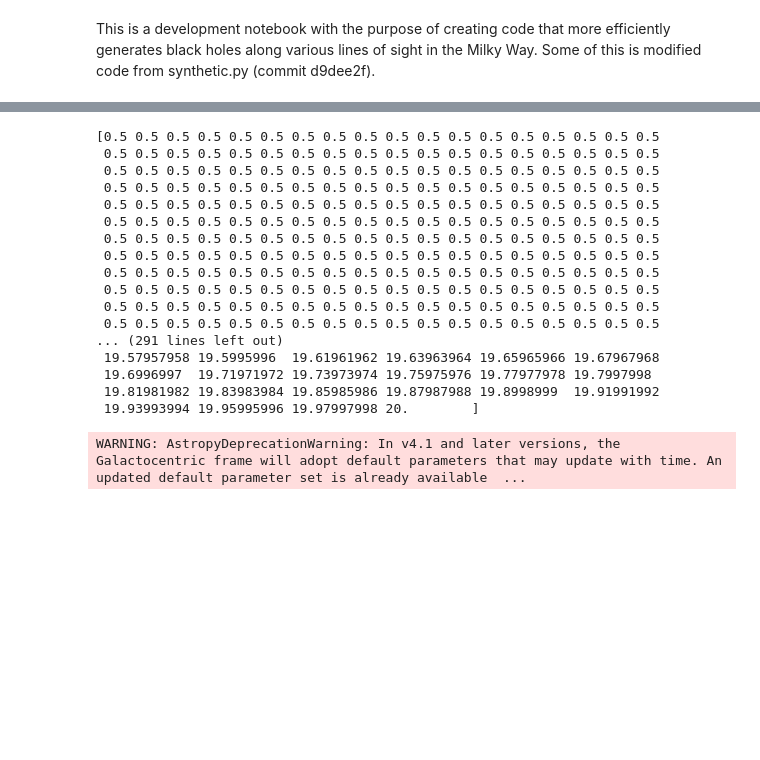
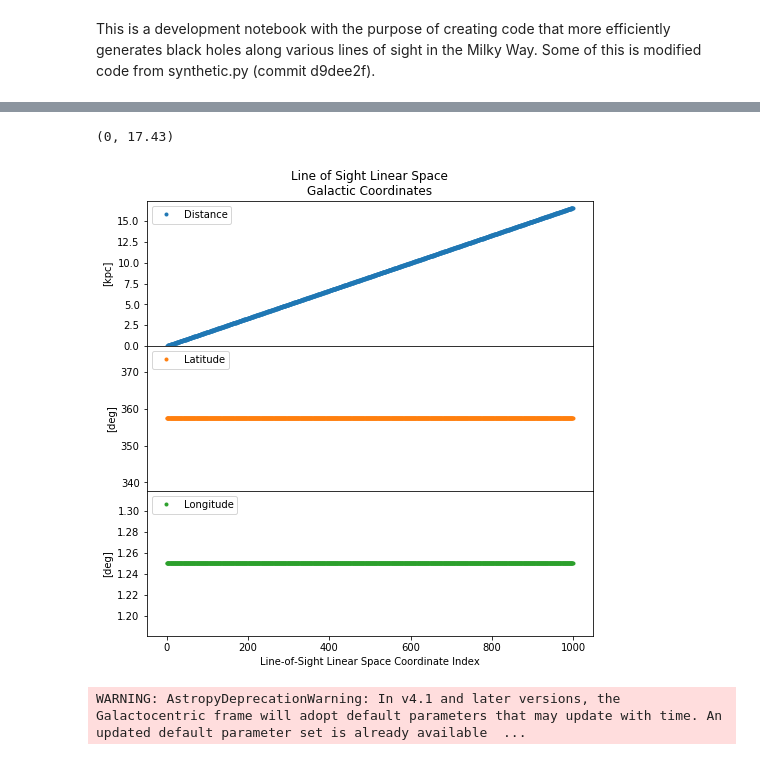
Before and after one commit to jluastro/PopSyCLE, a Jupyter notebook: devel/cone density sampler.ipynb, the cells around one changed output, grey strips where cells are left out. Cells and saved outputs as stored; diff of their text form; code cells hidden in the pictures; blank space fills up the shorter version.

```diff
--- a/devel/cone density sampler.ipynb
+++ b/devel/cone density sampler.ipynb
@@ -72,28 +72,30 @@ r_h_linspace = np.linspace(0, r_h_max, num=n_lin)
 galactic_lin = coord.Galactic(l=l * units.rad,
                               b=b * units.rad,
                               distance=r_h_linspace * units.kpc)
-# %%
-print(galactic_lin.b.deg)
-print(galactic_lin.l.deg)
-print(galactic_lin.distance.kpc)
-# %% [output]
-[0.5 0.5 0.5 0.5 0.5 0.5 0.5 0.5 0.5 0.5 0.5 0.5 0.5 0.5 0.5 0.5 0.5 0.5
- 0.5 0.5 0.5 0.5 0.5 0.5 0.5 0.5 0.5 0.5 0.5 0.5 0.5 0.5 0.5 0.5 0.5 0.5
- 0.5 0.5 0.5 0.5 0.5 0.5 0.5 0.5 0.5 0.5 0.5 0.5 0.5 0.5 0.5 0.5 0.5 0.5
- 0.5 0.5 0.5 0.5 0.5 0.5 0.5 0.5 0.5 0.5 0.5 0.5 0.5 0.5 0.5 0.5 0.5 0.5
- 0.5 0.5 0.5 0.5 0.5 0.5 0.5 0.5 0.5 0.5 0.5 0.5 0.5 0.5 0.5 0.5 0.5 0.5
- 0.5 0.5 0.5 0.5 0.5 0.5 0.5 0.5 0.5 0.5 0.5 0.5 0.5 0.5 0.5 0.5 0.5 0.5
- 0.5 0.5 0.5 0.5 0.5 0.5 0.5 0.5 0.5 0.5 0.5 0.5 0.5 0.5 0.5 0.5 0.5 0.5
- 0.5 0.5 0.5 0.5 0.5 0.5 0.5 0.5 0.5 0.5 0.5 0.5 0.5 0.5 0.5 0.5 0.5 0.5
- 0.5 0.5 0.5 0.5 0.5 0.5 0.5 0.5 0.5 0.5 0.5 0.5 0.5 0.5 0.5 0.5 0.5 0.5
- 0.5 0.5 0.5 0.5 0.5 0.5 0.5 0.5 0.5 0.5 0.5 0.5 0.5 0.5 0.5 0.5 0.5 0.5
- 0.5 0.5 0.5 0.5 0.5 0.5 0.5 0.5 0.5 0.5 0.5 0.5 0.5 0.5 0.5 0.5 0.5 0.5
- 0.5 0.5 0.5 0.5 0.5 0.5 0.5 0.5 0.5 0.5 0.5 0.5 0.5 0.5 0.5 0.5 0.5 0.5
-... (291 lines left out)
- 19.57957958 19.5995996  19.61961962 19.63963964 19.65965966 19.67967968
- 19.6996997  19.71971972 19.73973974 19.75975976 19.77977978 19.7997998
- 19.81981982 19.83983984 19.85985986 19.87987988 19.8998999  19.91991992
- 19.93993994 19.95995996 19.97997998 20.        ]
+# %%
+fig, axs = plt.subplots(3, sharex=True, gridspec_kw={'hspace': 0}, figsize=(8,8))
+axs[0].plot(galactic_lin.distance.kpc, '.', label='Distance', c='C0')
+axs[1].plot(galactic_lin.l.deg, '.', label='Latitude', c='C1')
+axs[2].plot(galactic_lin.b.deg, '.', label='Longitude',c='C2')
+
+plt.legend(loc='best')
+# Hide x labels and tick labels for all but bottom plot.
+for ax in axs:
+    ax.label_outer()
+    ax.legend(loc='upper left')
+
+axs[0].set_title('Line of Sight Linear Space\nGalactic Coordinates')
+axs[0].set_ylabel('[kpc]')
+
+axs[1].set_ylabel('[deg]')
+
+axs[2].set_ylabel('[deg]')
+axs[2].set_xlabel('Line-of-Sight Linear Space Coordinate Index')
+
+axs[0].set_ylim(0, axs[0].set_ylim()[1])
+# %% [output]
+(0, 17.43)
+[figure, added]
 # %%
 # convert the line of sight to galactocentric coordinates
 #outputs l, b, and distance in degrees.
```
Also changed, not shown: parts of 25 cells of this notebook.
